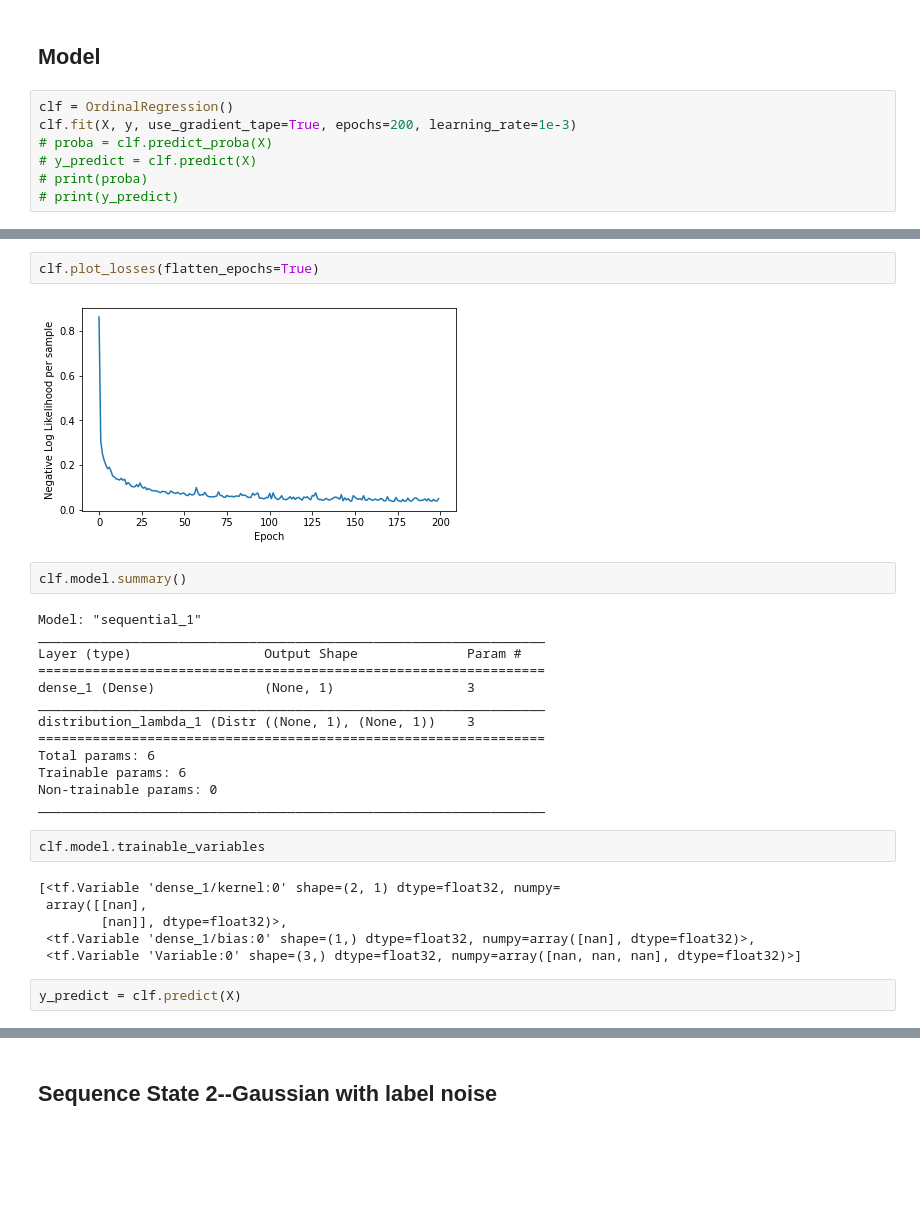
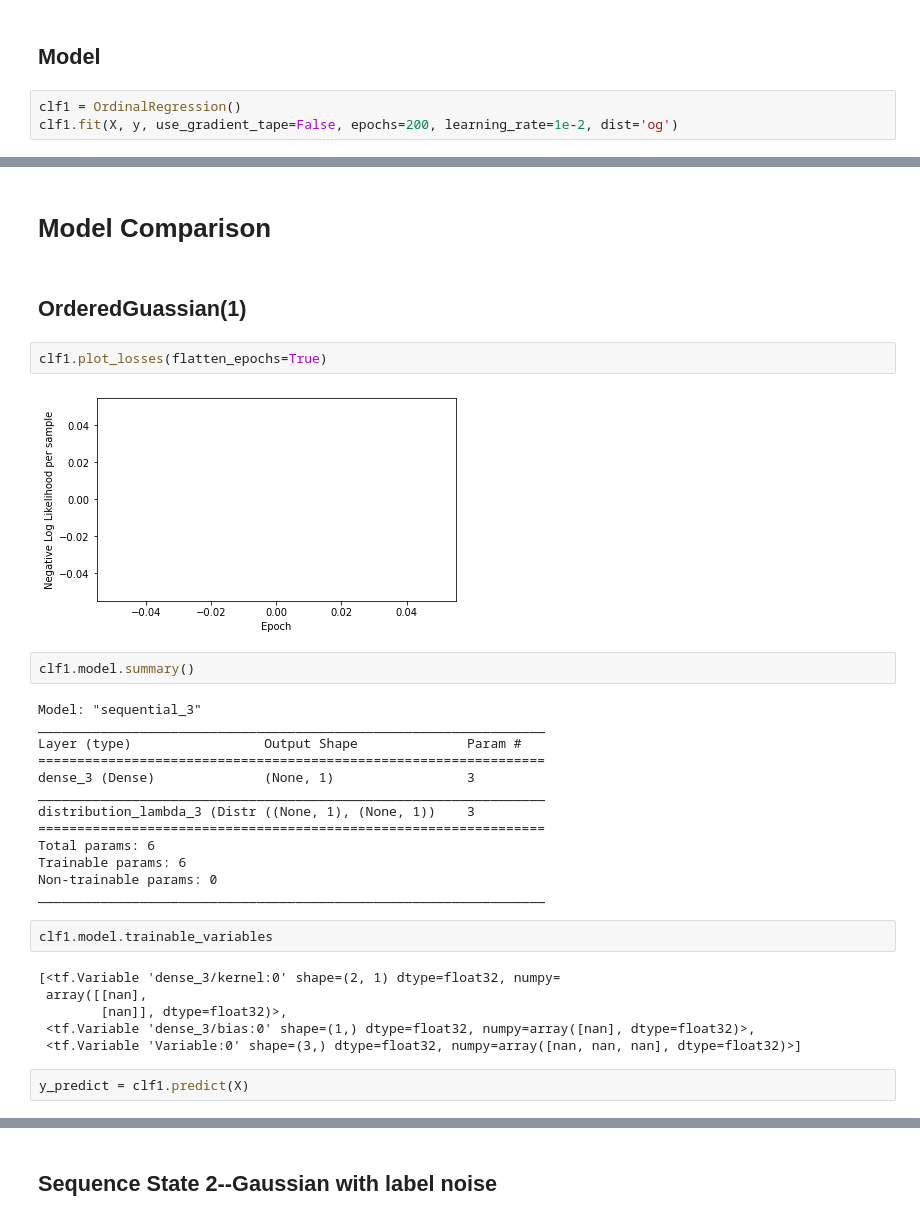
Before and after one commit to tufts-ml/pchmm-missing-data-limited-labels, a Jupyter notebook: examples/tensorflow_ordinal_regression.ipynb, the cells around one changed output, grey strips where cells are left out. Saved outputs shown, nothing was run; the diff lists cells and outputs as text; blank space fills up the shorter version.

Commit message:
TF ordinal regression

```diff
--- a/examples/tensorflow_ordinal_regression.ipynb
+++ b/examples/tensorflow_ordinal_regression.ipynb
@@ -118,10 +131,6 @@ y: (1000,)
 # %% [markdown]
 ## Model
 # %%
-clf = OrdinalRegression()
-clf.fit(X, y, use_gradient_tape=True, epochs=200, learning_rate=1e-3)
-# proba = clf.predict_proba(X)
-# y_predict = clf.predict(X)
-# print(proba)
-# print(y_predict)
+clf1 = OrdinalRegression()
+clf1.fit(X, y, use_gradient_tape=False, epochs=200, learning_rate=1e-2, dist='og')
 # %% [output]
@@ -145,31 +196,35 @@ Seen so far: 1000 samples
+# %% [markdown]
+# Model Comparison
+# %% [markdown]
+## OrderedGuassian(1)
 # %%
-clf.plot_losses(flatten_epochs=True)
+clf1.plot_losses(flatten_epochs=True)
 # %% [output]
-[figure, old version]
+[figure, new version]
 # %%
-clf.model.summary()
+clf1.model.summary()
 # %% [output]
-Model: "sequential_1"
+Model: "sequential_3"
 _________________________________________________________________
 Layer (type)                 Output Shape              Param #
 =================================================================
-dense_1 (Dense)              (None, 1)                 3
+dense_3 (Dense)              (None, 1)                 3
 _________________________________________________________________
-distribution_lambda_1 (Distr ((None, 1), (None, 1))    3
+distribution_lambda_3 (Distr ((None, 1), (None, 1))    3
 =================================================================
 Total params: 6
 Trainable params: 6
 Non-trainable params: 0
 _________________________________________________________________
 # %%
-clf.model.trainable_variables
+clf1.model.trainable_variables
 # %% [output]
-[<tf.Variable 'dense_1/kernel:0' shape=(2, 1) dtype=float32, numpy=
+[<tf.Variable 'dense_3/kernel:0' shape=(2, 1) dtype=float32, numpy=
  array([[nan],
         [nan]], dtype=float32)>,
- <tf.Variable 'dense_1/bias:0' shape=(1,) dtype=float32, numpy=array([nan], dtype=float32)>,
+ <tf.Variable 'dense_3/bias:0' shape=(1,) dtype=float32, numpy=array([nan], dtype=float32)>,
  <tf.Variable 'Variable:0' shape=(3,) dtype=float32, numpy=array([nan, nan, nan], dtype=float32)>]
 # %%
-y_predict = clf.predict(X)
+y_predict = clf1.predict(X)
 # %%
 cf_matrix = confusion_matrix(y, y_predict, normalize='true',labels=list(range(y.max()+1)))
```
Also changed, not shown: parts of 42 cells of this notebook, 2 other files.
